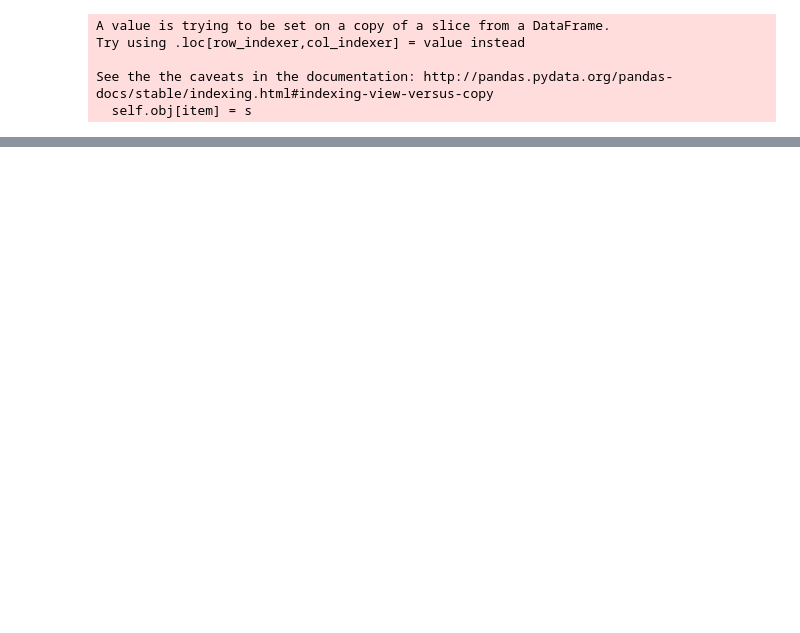
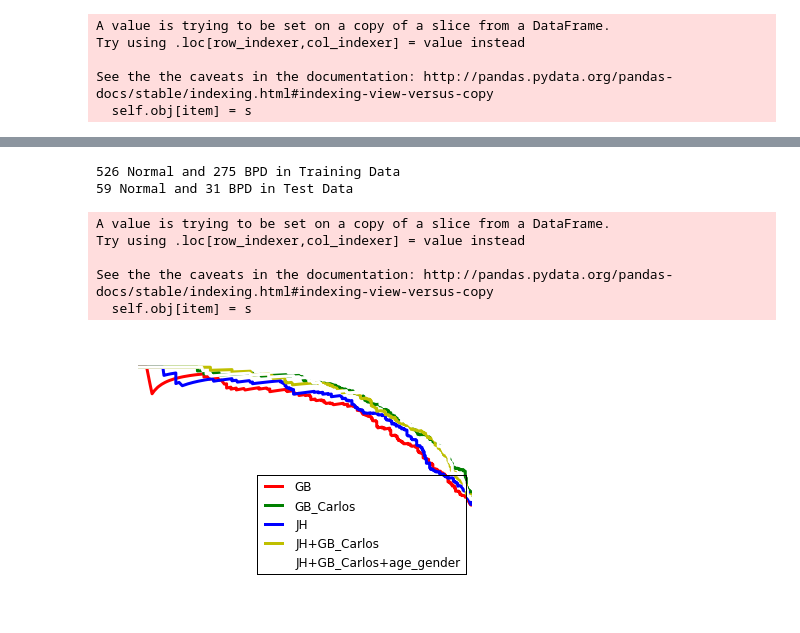
Before and after one commit to omarsar/midas_api, a Jupyter notebook: 4_prediction_visualization/prediction_visualization.ipynb, the cells around one changed output, grey strips where cells are left out. Saved outputs shown, nothing was run; the diff lists cells and outputs as text; code cells hidden in the pictures; blank space fills up the shorter version.

```diff
--- a/4_prediction_visualization/prediction_visualization.ipynb
+++ b/4_prediction_visualization/prediction_visualization.ipynb
@@ -278,7 +278,7 @@ def plot_precision_recall(classifier, featuresList, n_fold=20):
         print("Number of features: {}".format(len(classifier.coef_[0])))
     plt.show()
     return classifier
-def plot_multiple_precision_recall(classifier, featuresLists,names,colors=['r','g','b',"y"] , n_fold=20):
+def plot_multiple_precision_recall(classifier, featuresLists,names,colors=['r','g','b',"y","w"] , n_fold=10):
 
 
 
@@ -963,0 +1079,14 @@ plot_multiple_precision_recall(RandomForestClassifier(n_jobs=-1, max_features="s
+# %%
+names = ["GB","GB_Carlos","JH","JH+GB_Carlos","JH+GB_Carlos+age_gender"]
+new_feature_lists = [featureExtraction(groups, text_extraction=False),emotionExtraction(groups), JHfeatureExtraction(groups),CombinedfeatureExtraction(groups), AgeGenderCombinedfeatureExtraction(groups)]
+#new_feature_lists[-1] = AgeGenderCombinedfeatureExtraction(groups)
+plot_multiple_precision_recall(RandomForestClassifier(n_jobs=-1, max_features="sqrt", n_estimators=1024),new_feature_lists,names)
+# %% [output]
+526 Normal and 275 BPD in Training Data
+59 Normal and 31 BPD in Test Data
+A value is trying to be set on a copy of a slice from a DataFrame.
+Try using .loc[row_indexer,col_indexer] = value instead
+
+See the the caveats in the documentation: http://pandas.pydata.org/pandas-docs/stable/indexing.html#indexing-view-versus-copy
+  self.obj[item] = s
+[figure, added]
```
Also changed, not shown: parts of 8 cells of this notebook, 5 other files.
